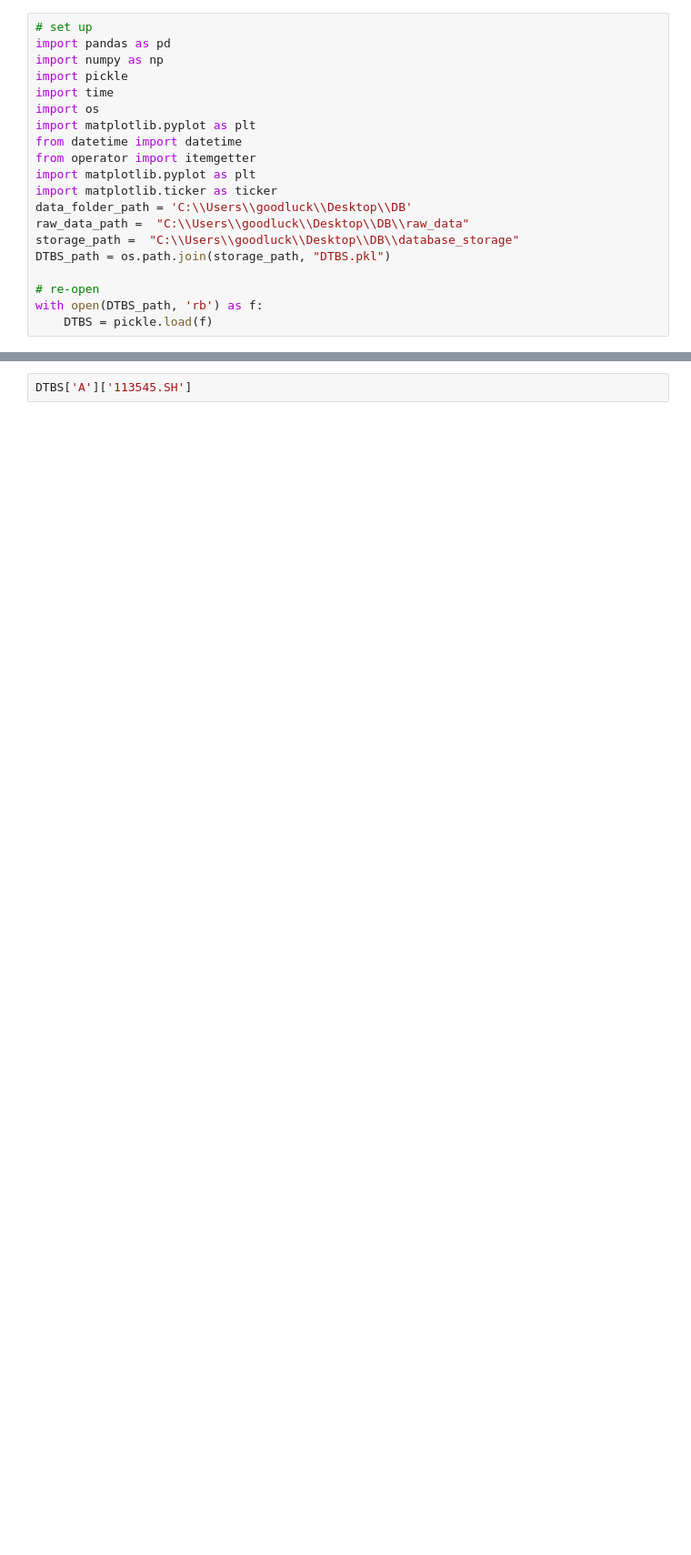
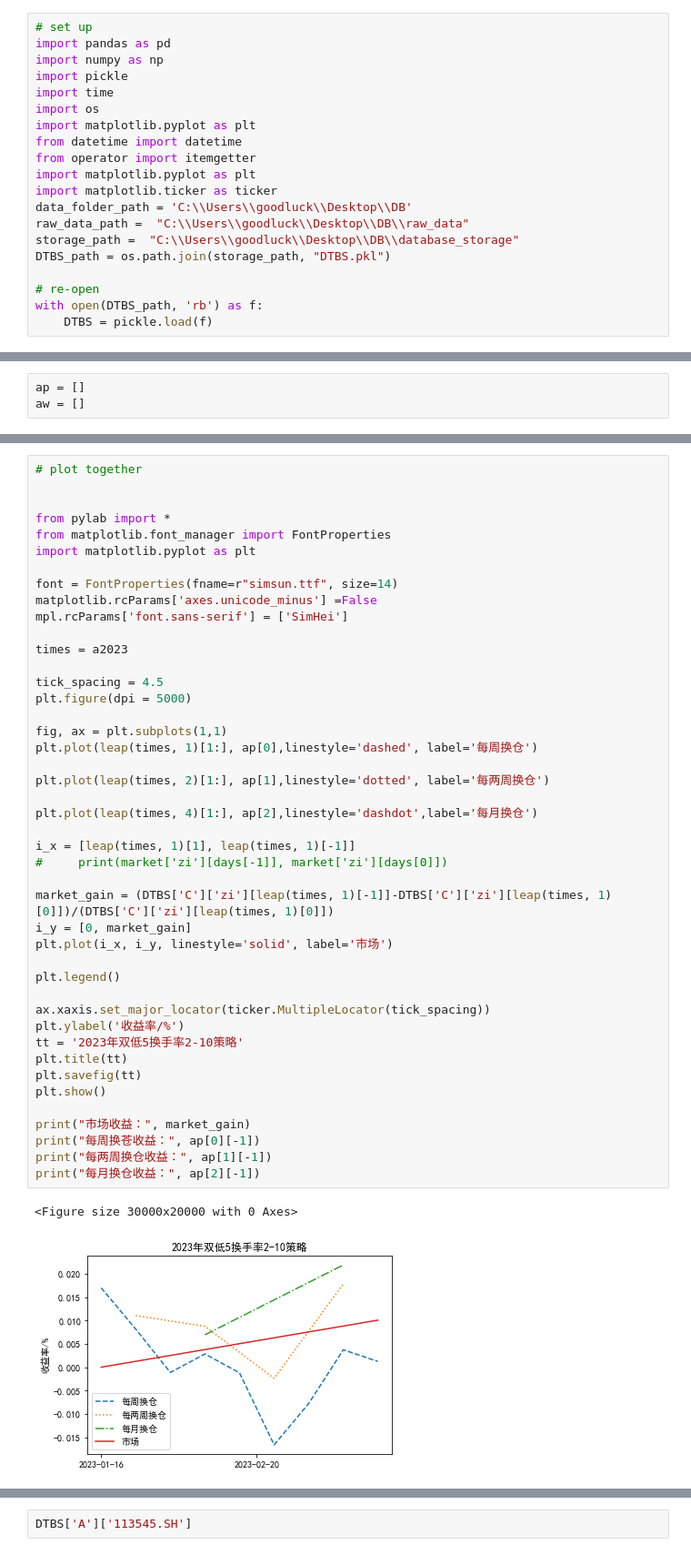
Before and after one commit to yts798/Convertible-Bond-Database, a Jupyter notebook: strategy/strategy.ipynb, the cells around one changed output, grey strips where cells are left out. Shown at 91% size. Cells and saved outputs as stored; diff of their text form; blank space fills up the shorter version.

```diff
--- a/strategy/strategy.ipynb
+++ b/strategy/strategy.ipynb
@@ -183 +203,4 @@ a2021 = sel_dts(DTBS['D'],'2021-01-01','2021-12-31','mon')
+# %%
+ap = []
+aw = []
 # %%
@@ -199,0 +240,47 @@ a2023[-1]
+# %%
+# plot together
+
+
+from pylab import *
+from matplotlib.font_manager import FontProperties
+import matplotlib.pyplot as plt
+
+font = FontProperties(fname=r"simsun.ttf", size=14)
+matplotlib.rcParams['axes.unicode_minus'] =False
+mpl.rcParams['font.sans-serif'] = ['SimHei']
+
+times = a2023
+
+tick_spacing = 4.5
+plt.figure(dpi = 5000)
+
+fig, ax = plt.subplots(1,1)
+plt.plot(leap(times, 1)[1:], ap[0],linestyle='dashed', label='每周换仓')
+
+plt.plot(leap(times, 2)[1:], ap[1],linestyle='dotted', label='每两周换仓')
+
+plt.plot(leap(times, 4)[1:], ap[2],linestyle='dashdot',label='每月换仓')
+
+i_x = [leap(times, 1)[1], leap(times, 1)[-1]]
+#     print(market['zi'][days[-1]], market['zi'][days[0]])
+
+market_gain = (DTBS['C']['zi'][leap(times, 1)[-1]]-DTBS['C']['zi'][leap(times, 1)[0]])/(DTBS['C']['zi'][leap(times, 1)[0]])
+i_y = [0, market_gain]
+plt.plot(i_x, i_y, linestyle='solid', label='市场')
+
+plt.legend()
+
+ax.xaxis.set_major_locator(ticker.MultipleLocator(tick_spacing))
+plt.ylabel('收益率/%')
+tt = '2023年双低5换手率2-10策略'
+plt.title(tt)
+plt.savefig(tt)
+plt.show()
+
+print("市场收益：", market_gain)
+print("每周换苍收益：", ap[0][-1])
+print("每两周换仓收益：", ap[1][-1])
+print("每月换仓收益：", ap[2][-1])
+# %% [output]
+<Figure size 30000x20000 with 0 Axes>
+[figure, added]
```
Also changed, not shown: parts of 7 cells of this notebook, 26 other files.
